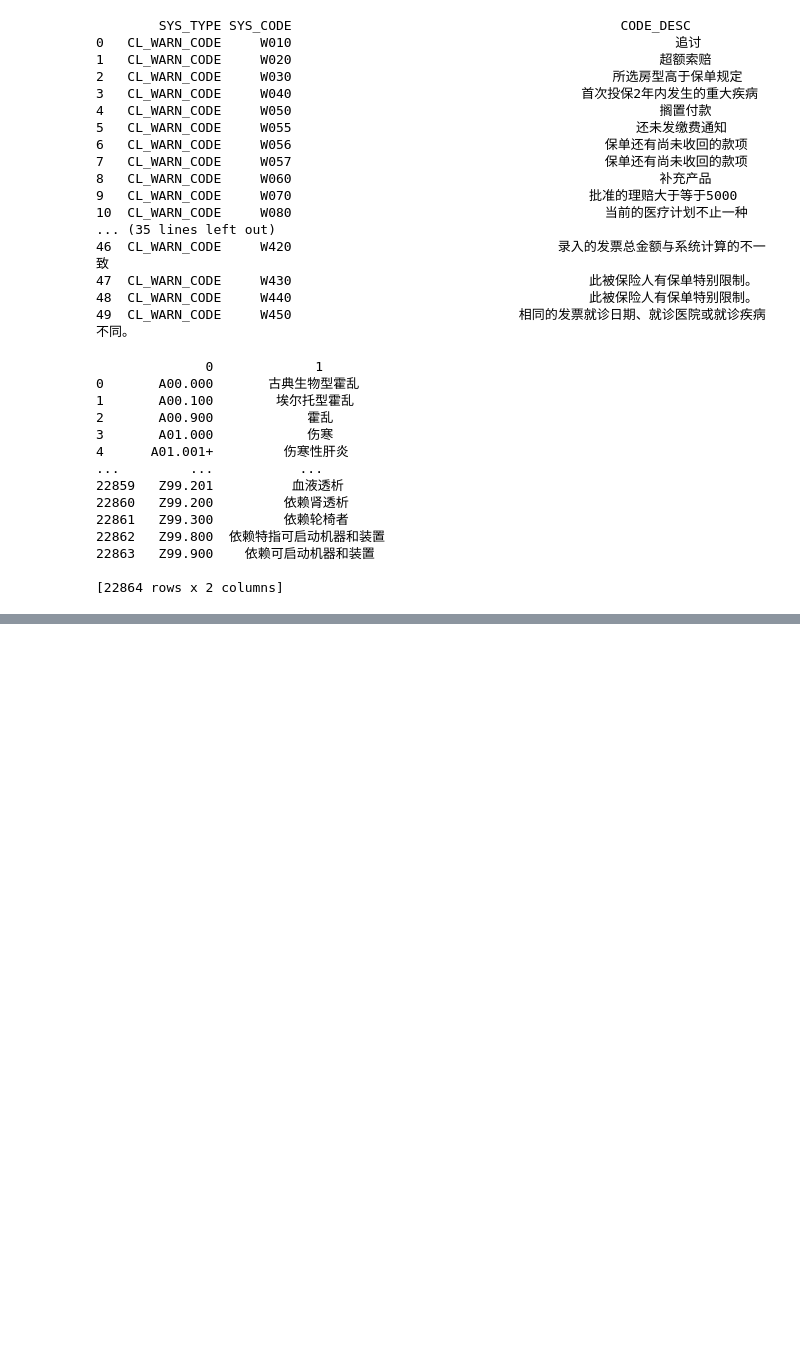
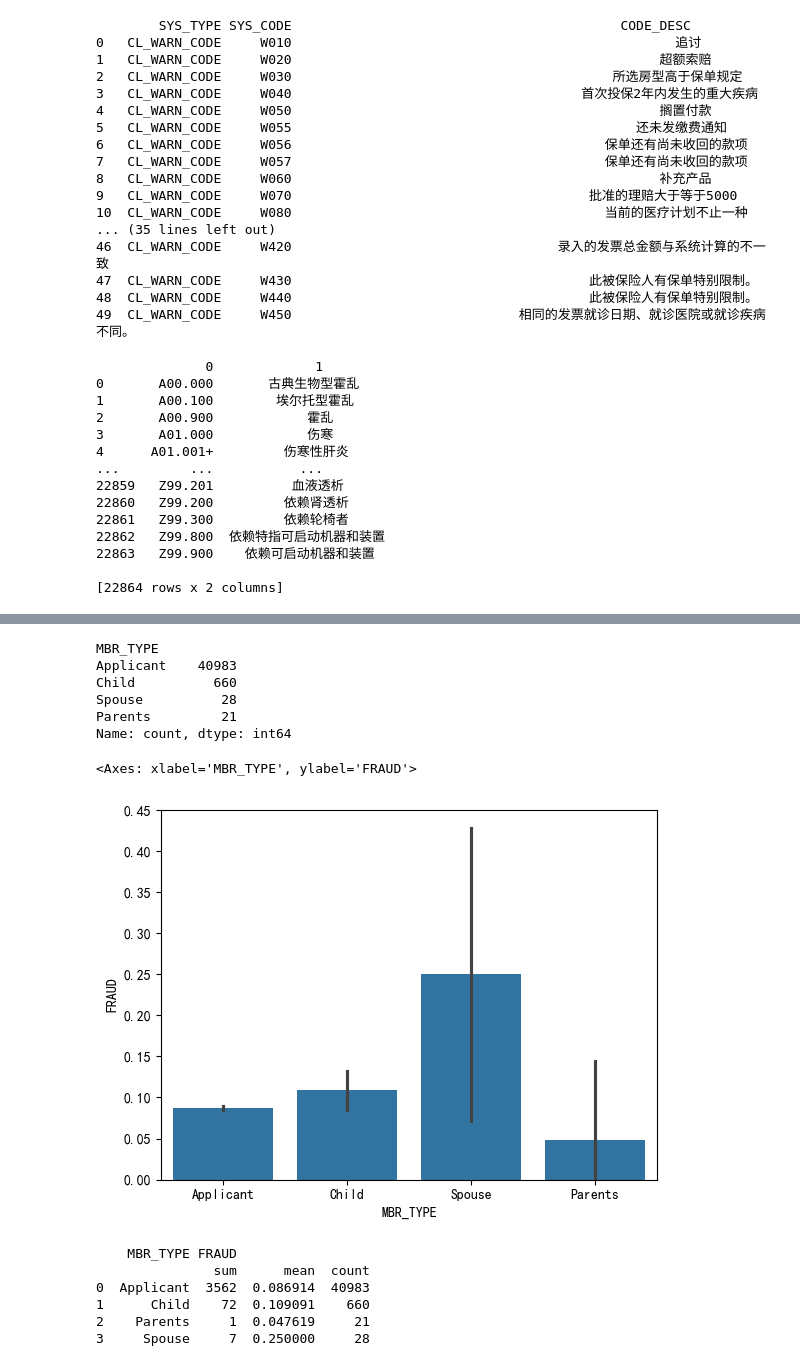
Before and after one commit to Heliumeow/InsuranceClaimClassificationProject, a Jupyter notebook: datawash.ipynb, the cells around one changed output, grey strips where cells are left out. Drawn from its saved outputs; the diff is of its cells as text; code cells hidden in the pictures; blank space fills up the shorter version.

```diff
--- a/datawash.ipynb
+++ b/datawash.ipynb
@@ -23,3 +25,22 @@ print(df)
 41691                NaN
 
 [41692 rows x 108 columns]
+# %%
+plt.rcParams['font.sans-serif'] = ['Simhei']   #用来正常显示中文标签
+plt.rcParams['axes.unicode_minus'] =  False    #用来正常显示负号
+
+import os
+import time
+pandas.set_option('display.max_columns', 999)    #设置数据展示的最大列数和最大行数
+pandas.set_option('display.max_rows', 500)
+# %%
+df=pandas.read_excel('data-14-01_wcode.xlsx')
+# %%
+#根据CL_LINE_STATUS列创建FRAUD列
+df.insert(df.shape[1],"FRAUD",0)
+# %%
+for i in range(df.shape[0]):
+    if df.loc[i,"CL_LINE_STATUS"]=="AC":
+        df.loc[i,"FRAUD"]=0
+    else:
+        df.loc[i,"FRAUD"]=1
@@ -165,0 +281,25 @@ print(df_disease_code)
+# %%
+#被保险人类型，spouse配偶，applicant申请人
+df['MBR_TYPE'].value_counts()
+# %% [output]
+MBR_TYPE
+Applicant    40983
+Child          660
+Spouse          28
+Parents         21
+Name: count, dtype: int64
+# %%
+sns.barplot(x='MBR_TYPE',y='FRAUD', data=df)
+# %% [output]
+<Axes: xlabel='MBR_TYPE', ylabel='FRAUD'>
+[figure, added]
+# %%
+df_MBR_TYPE = df.groupby('MBR_TYPE', as_index=False).agg({"FRAUD":['sum','mean','count']})
+print(df_MBR_TYPE)
+# %% [output]
+    MBR_TYPE FRAUD
+               sum      mean  count
+0  Applicant  3562  0.086914  40983
+1      Child    72  0.109091    660
+2    Parents     1  0.047619     21
+3     Spouse     7  0.250000     28
```
Also changed, not shown: parts of 32 cells of this notebook.
